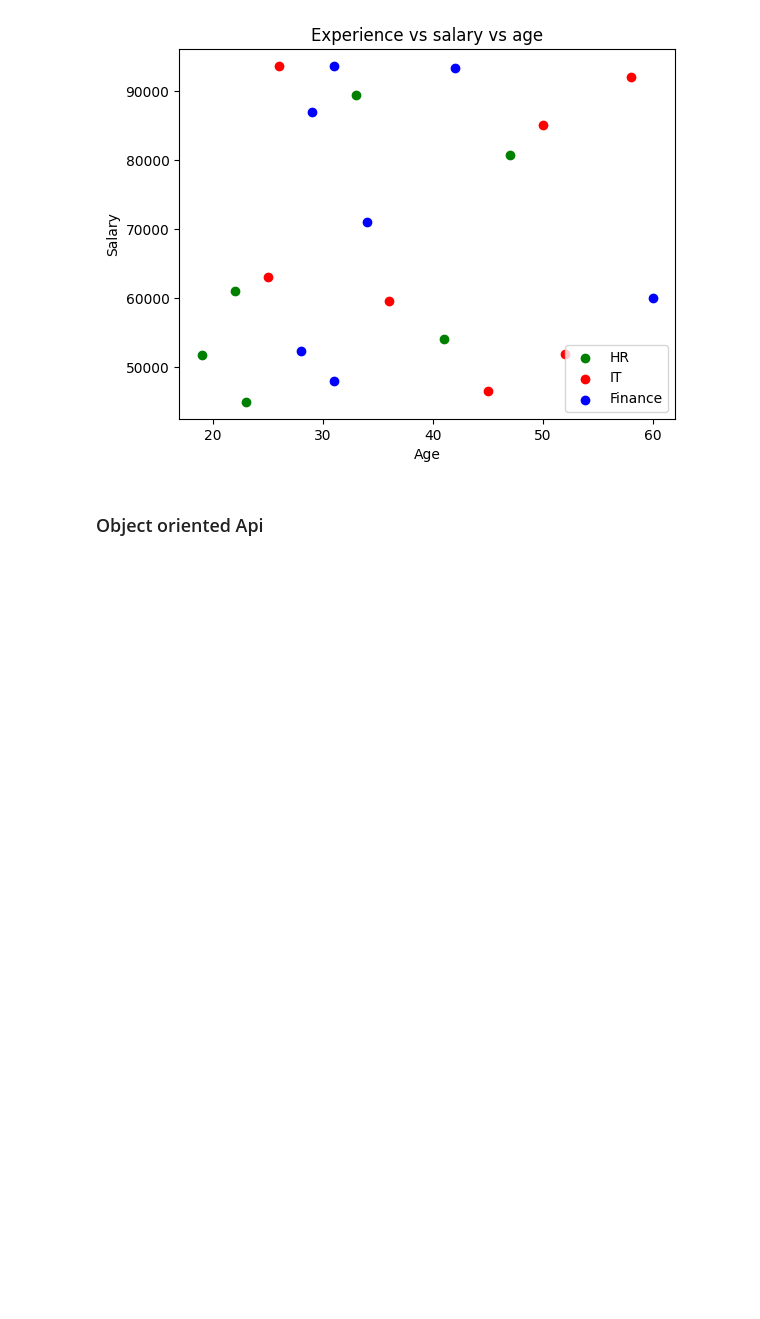
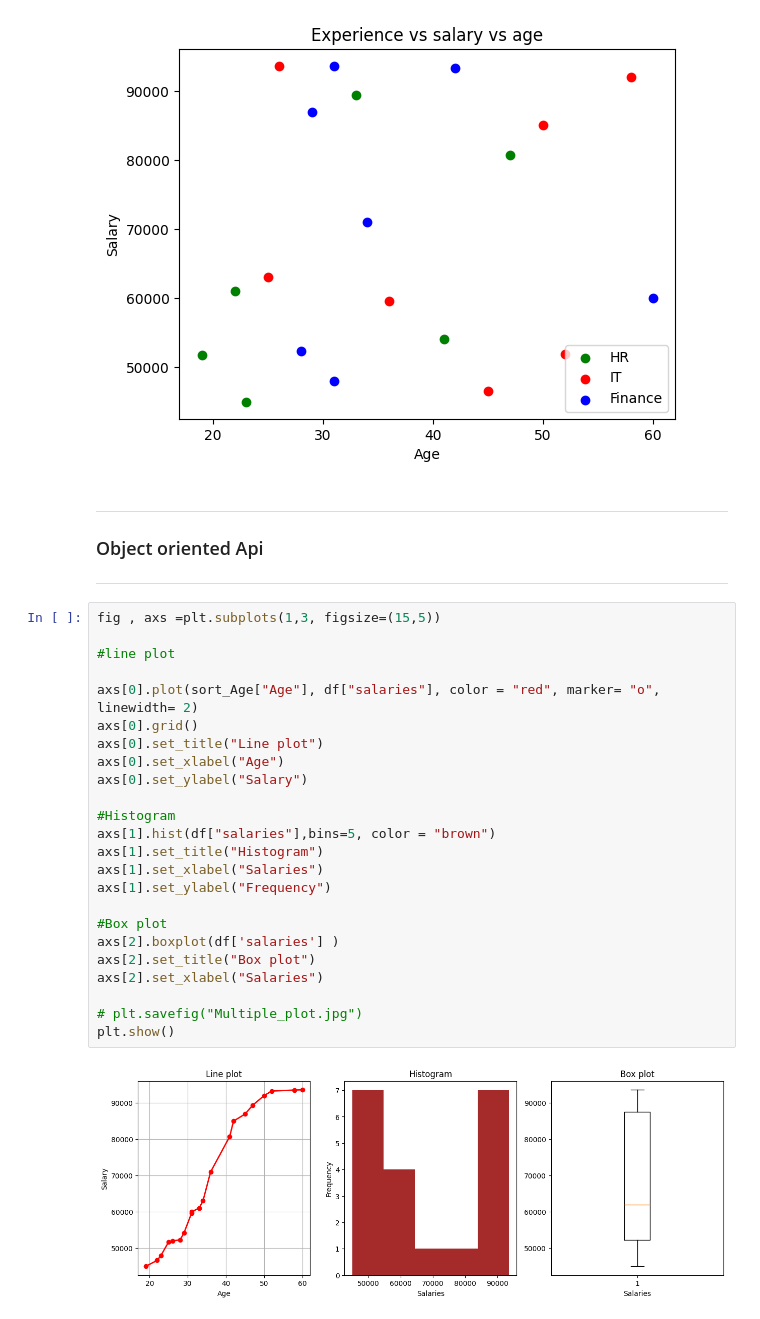
Before and after one commit to MohdAffan27/AI-Learning-Journey, a Jupyter notebook: 04_MATPLOTLIB/Matplotlib_Tutorial.ipynb, the cells around one changed output. Drawn from its saved outputs; the diff is of its cells as text; blank space fills up the shorter version.

```diff
--- a/04_MATPLOTLIB/Matplotlib_Tutorial.ipynb
+++ b/04_MATPLOTLIB/Matplotlib_Tutorial.ipynb
@@ -422,4 +422,38 @@ plt.show()
 # %% [output]
 [figure]
 # %% [markdown]
+
+
+---
+
+
 ### Object oriented Api
+
+
+---
+# %%
+fig , axs =plt.subplots(1,3, figsize=(15,5))
+
+#line plot
+
+axs[0].plot(sort_Age["Age"], df["salaries"], color = "red", marker= "o", linewidth= 2)
+axs[0].grid()
+axs[0].set_title("Line plot")
+axs[0].set_xlabel("Age")
+axs[0].set_ylabel("Salary")
+
+#Histogram
+axs[1].hist(df["salaries"],bins=5, color = "brown")
+axs[1].set_title("Histogram")
+axs[1].set_xlabel("Salaries")
+axs[1].set_ylabel("Frequency")
+
+#Box plot
+axs[2].boxplot(df['salaries'] )
+axs[2].set_title("Box plot")
+axs[2].set_xlabel("Salaries")
+
+# plt.savefig("Multiple_plot.jpg")
+plt.show()
+# %% [output]
+[figure, added]
```
Also changed, not shown: parts of 9 cells of this notebook.
